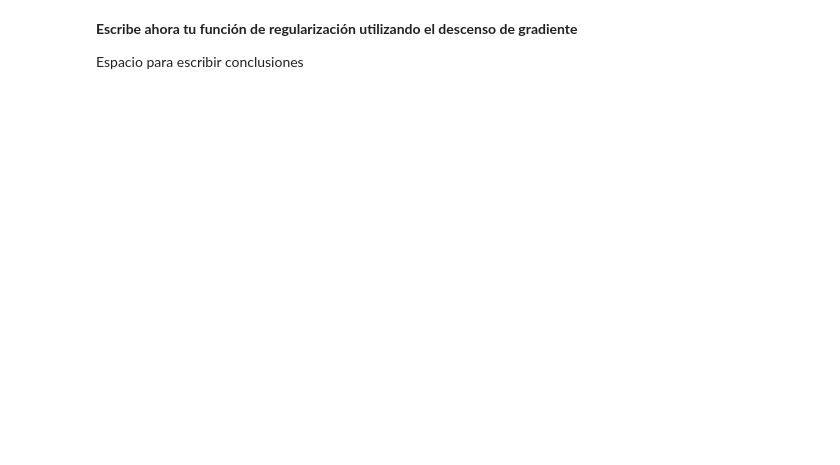
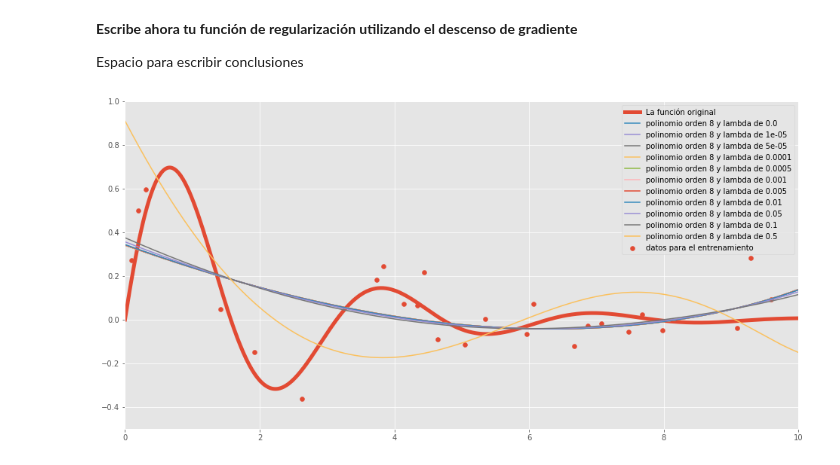
Before and after one commit to Pedro-Hdez/libretas-RN, a Jupyter notebook: regresion-lineal/neurona_lineal.ipynb, the cells around one changed output. Drawn from its saved outputs; the diff is of its cells as text; code cells hidden in the pictures; blank space fills up the shorter version.

```diff
--- a/regresion-lineal/neurona_lineal.ipynb
+++ b/regresion-lineal/neurona_lineal.ipynb
@@ -746,0 +767,40 @@ Espacio para escribir conclusiones
+# %%
+## --- Agrega aqui tu código ----
+plt.plot(x_plot, y_plot, label="La función original", linewidth=5)
+plt.scatter(x_train, y_train, label="datos para el entrenamiento")
+I_0 = np.eye(grado + 1)
+I_0[0, 0] = 0.0
+
+grado = 8
+lambdas = 0.001 * np.array([0, .01, .05, 0.1, 0.5, 1, 5, 10, 50, 100, 500])
+
+for lambd in lambdas:
+    # Expansión a un polinomio de orden ng
+    x_g = np.power(x_train.reshape(-1,1), range(1, grado + 1))
+    x_g_plot = np.power(x_plot.reshape(-1,1), range(1, grado + 1))
+
+    # Escribe aqui el código
+    #
+    #  1. Normaliza (ambos conjuntos)
+    medias, desviaciones = obtiene_medias_desviaciones(x_g)
+    x_g_norm = normaliza(x_g, medias, desviaciones)
+
+    medias, desviaciones = obtiene_medias_desviaciones(x_g_plot)
+    x_g_plot_norm = normaliza(x_g_plot, medias, desviaciones)
+
+    #  2. Entrenamiento (con los datos de aprendizaje)
+    w_0 = np.zeros((x_g_norm.shape[1],))
+    b_0 = 0
+    w, b, mse_it = des_grad_regu(x_g_norm, y_train, w_0, b_0, 0.001,  100000, lambd, "L2")
+
+    #  3. Reconocimiento (con lo datos de graficación)
+    #  El resultado se guarda en y_g
+    y_g = w @ x_g_plot_norm.T + b
+
+    plt.plot(x_plot, y_g, label="polinomio orden {} y lambda de {}".format(grado,lambd))
+
+plt.legend()
+plt.axis([0, 10, -0.5, 1])
+plt.show()
+# %% [output]
+[figure, added]
```
Also changed, not shown: parts of 8 cells of this notebook.
